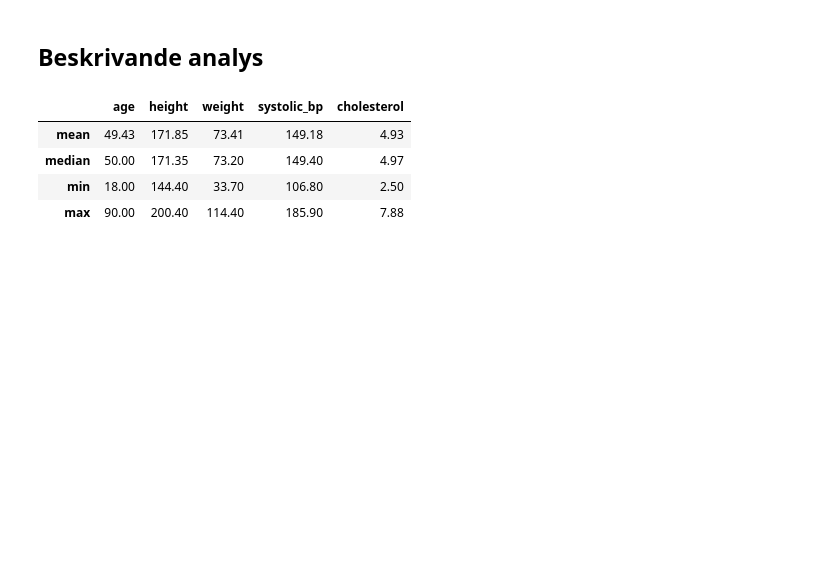
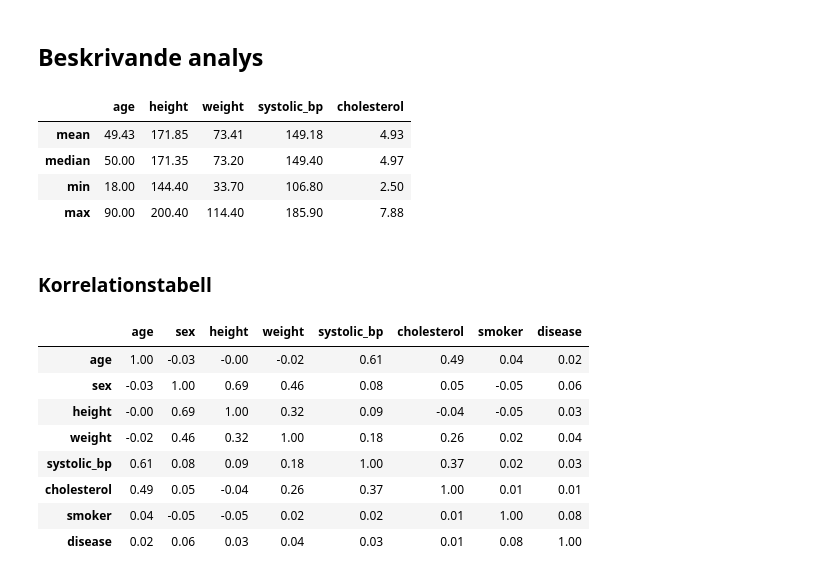
Before and after one commit to Jujbraga/halsostudie, a Jupyter notebook: report.ipynb, the cells around one changed output. Drawn from its saved outputs; the diff is of its cells as text; code cells hidden in the pictures; blank space fills up the shorter version.

```diff
--- a/report.ipynb
+++ b/report.ipynb
@@ -18,3 +18,24 @@ avg
 | median | 50.00 | 171.35 | 73.20 | 149.40 | 4.97 |
 | min | 18.00 | 144.40 | 33.70 | 106.80 | 2.50 |
 | max | 90.00 | 200.40 | 114.40 | 185.90 | 7.88 |
+# %% [markdown]
+### Korrelationstabell
+# %%
+df_copy = df.copy()
+
+df_copy = df_copy.drop(columns="id")
+df_copy["sex"] = (df["sex"] == "M").astype(int)         # M = 1, F = 0
+df_copy["smoker"] = (df["smoker"] == "Yes").astype(int) # Yes = 1, No = 0
+corr_matrix = df_copy.corr().round(2)
+
+corr_matrix
+# %% [output]
+|  | age | sex | height | weight | systolic_bp | cholesterol | smoker | disease |
+| age | 1.00 | -0.03 | -0.00 | -0.02 | 0.61 | 0.49 | 0.04 | 0.02 |
+| sex | -0.03 | 1.00 | 0.69 | 0.46 | 0.08 | 0.05 | -0.05 | 0.06 |
+| height | -0.00 | 0.69 | 1.00 | 0.32 | 0.09 | -0.04 | -0.05 | 0.03 |
+| weight | -0.02 | 0.46 | 0.32 | 1.00 | 0.18 | 0.26 | 0.02 | 0.04 |
+| systolic_bp | 0.61 | 0.08 | 0.09 | 0.18 | 1.00 | 0.37 | 0.02 | 0.03 |
+| cholesterol | 0.49 | 0.05 | -0.04 | 0.26 | 0.37 | 1.00 | 0.01 | 0.01 |
+| smoker | 0.04 | -0.05 | -0.05 | 0.02 | 0.02 | 0.01 | 1.00 | 0.08 |
+| disease | 0.02 | 0.06 | 0.03 | 0.04 | 0.03 | 0.01 | 0.08 | 1.00 |
```
Also changed, not shown: parts of 7 cells of this notebook.
